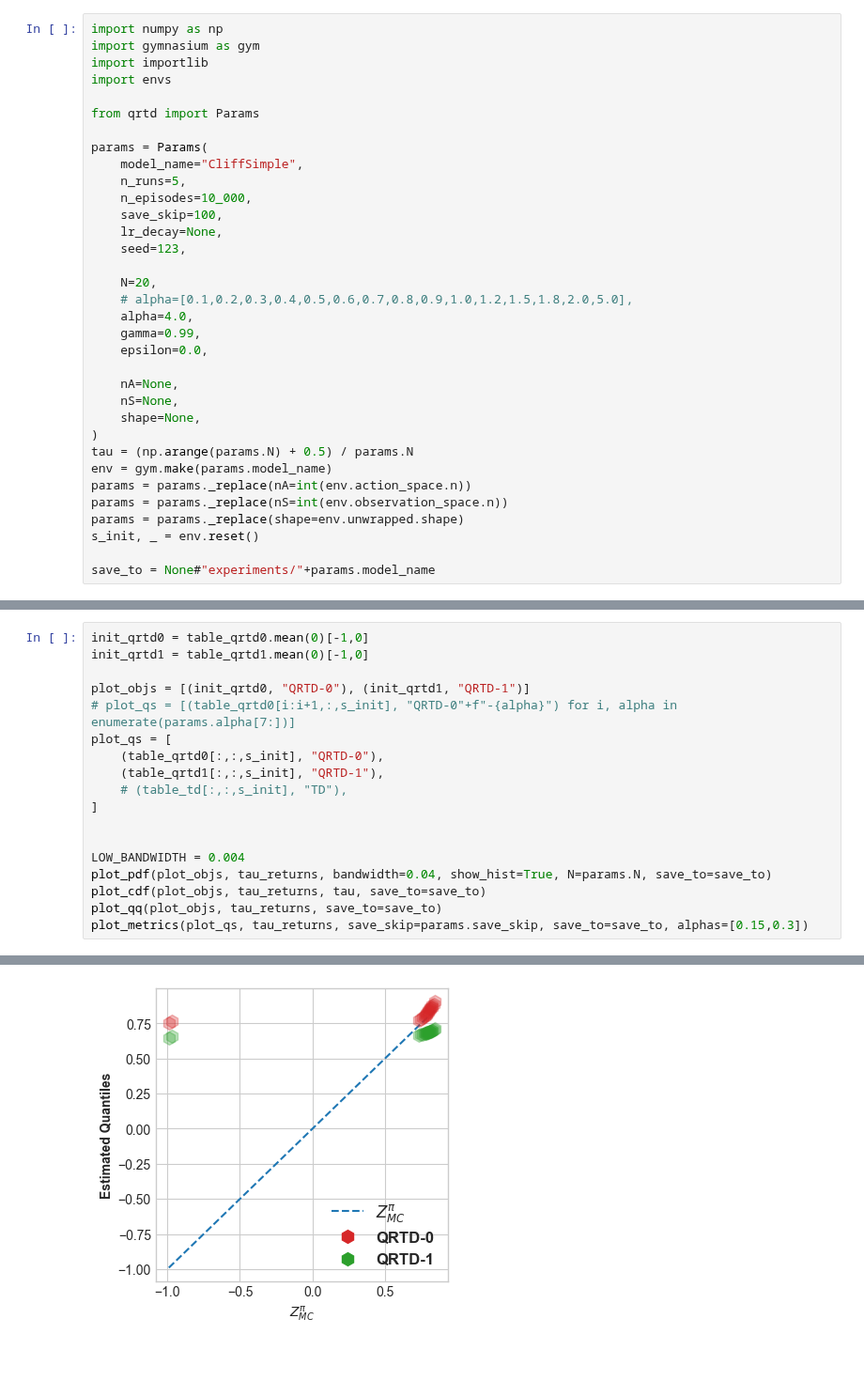
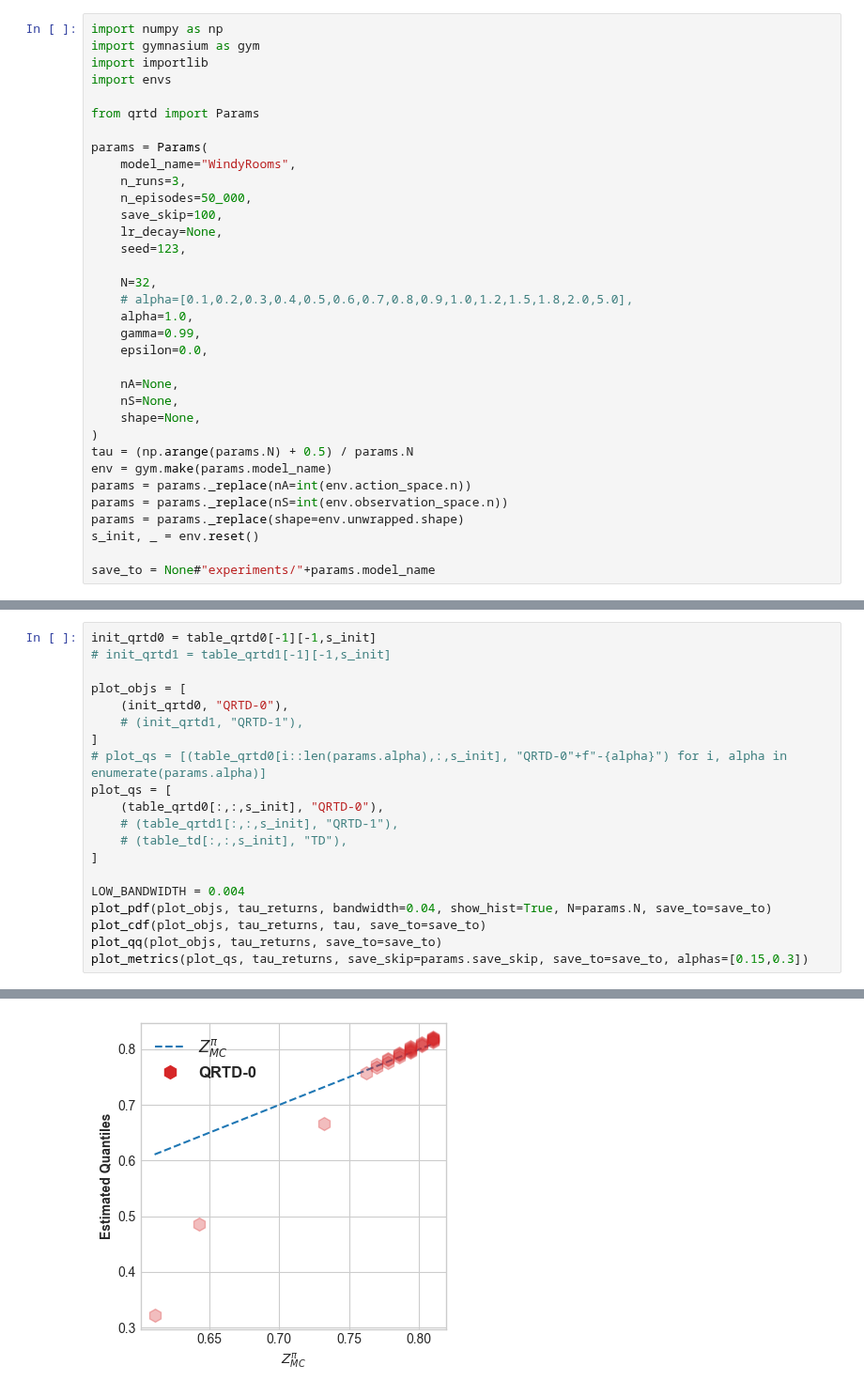
Before and after one commit to AlecHero/QuantileRegressionProject, a Jupyter notebook: test_qrtd.ipynb, the cells around one changed output, grey strips where cells are left out. Shown at 94% size. Saved outputs shown, nothing was run; the diff lists cells and outputs as text; blank space fills up the shorter version.

Commit message:
added plots and new analytical solution MoG

```diff
--- a/test_qrtd.ipynb
+++ b/test_qrtd.ipynb
@@ -7,16 +7,16 @@ import envs
 from qrtd import Params
 
 params = Params(
-    model_name="CliffSimple",
-    n_runs=5,
-    n_episodes=10_000,
+    model_name="WindyRooms",
+    n_runs=3,
+    n_episodes=50_000,
     save_skip=100,
     lr_decay=None,
     seed=123,
 
-    N=20,
+    N=32,
     # alpha=[0.1,0.2,0.3,0.4,0.5,0.6,0.7,0.8,0.9,1.0,1.2,1.5,1.8,2.0,5.0],
-    alpha=4.0,
+    alpha=1.0,
     gamma=0.99,
     epsilon=0.0,
 
@@ -52,17 +52,19 @@ table_td = train_qrtd(env, policy, params_td, rho_type="td")
 returns = MonteCarlo(env, policy, params.gamma, total_episodes=5_000)
 tau_returns = np.quantile(np.sort(returns), tau)
 # %%
-init_qrtd0 = table_qrtd0.mean(0)[-1,0]
-init_qrtd1 = table_qrtd1.mean(0)[-1,0]
+init_qrtd0 = table_qrtd0[-1][-1,s_init]
+# init_qrtd1 = table_qrtd1[-1][-1,s_init]
 
-plot_objs = [(init_qrtd0, "QRTD-0"), (init_qrtd1, "QRTD-1")]
-# plot_qs = [(table_qrtd0[i:i+1,:,s_init], "QRTD-0"+f"-{alpha}") for i, alpha in enumerate(params.alpha[7:])]
+plot_objs = [
+    (init_qrtd0, "QRTD-0"),
+    # (init_qrtd1, "QRTD-1"),
+]
+# plot_qs = [(table_qrtd0[i::len(params.alpha),:,s_init], "QRTD-0"+f"-{alpha}") for i, alpha in enumerate(params.alpha)]
 plot_qs = [
     (table_qrtd0[:,:,s_init], "QRTD-0"),
-    (table_qrtd1[:,:,s_init], "QRTD-1"),
+    # (table_qrtd1[:,:,s_init], "QRTD-1"),
     # (table_td[:,:,s_init], "TD"),
 ]
-
 
 LOW_BANDWIDTH = 0.004
 plot_pdf(plot_objs, tau_returns, bandwidth=0.04, show_hist=True, N=params.N, save_to=save_to)
@@ -75 +77 @@ plot_metrics(plot_qs, tau_returns, save_skip=params.save_skip, save_to=save_to,
-[figure, old version]
+[figure, new version]
```
Also changed, not shown: parts of 3 cells of this notebook, 30 other files.
